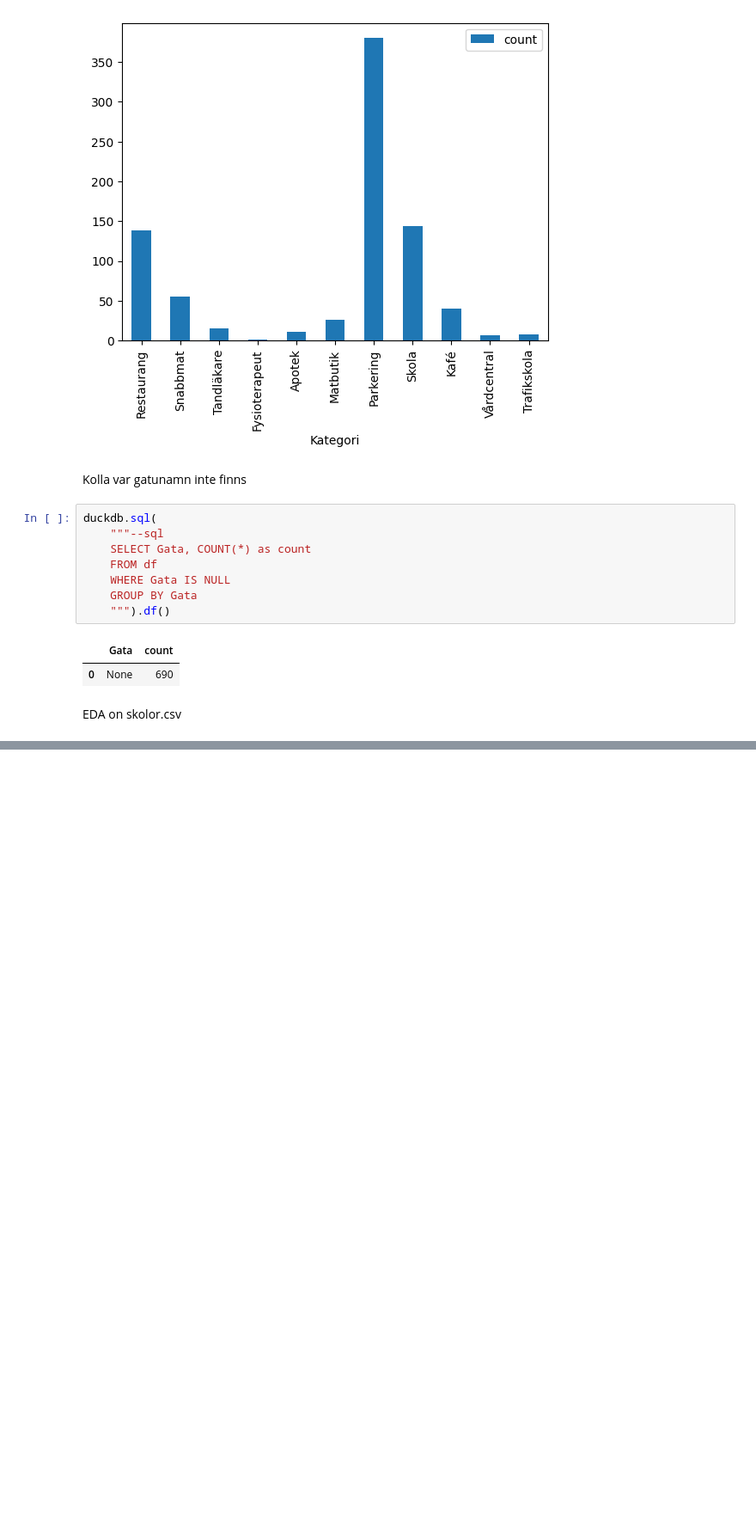
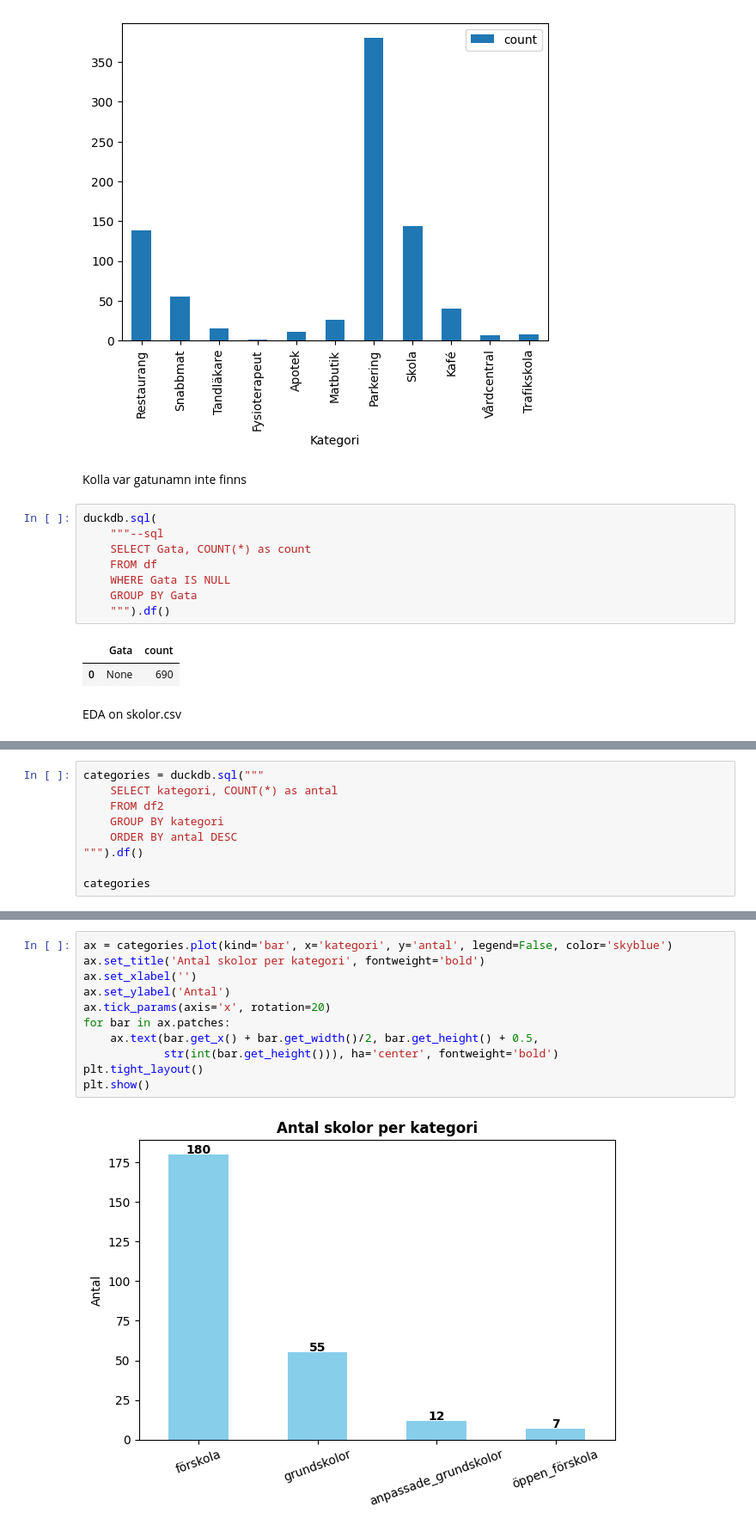
Before and after one commit to cactus-commits/UrbanPulse, a Jupyter notebook: EDA/eda_hannah.ipynb, the cells around one changed output, grey strips where cells are left out. Shown at 86% size. Cells and saved outputs as stored; diff of their text form; blank space fills up the shorter version.

```diff
--- a/EDA/eda_hannah.ipynb
+++ b/EDA/eda_hannah.ipynb
@@ -180,0 +185,9 @@ memory usage: 8.5 KB
+# %%
+categories = duckdb.sql("""
+    SELECT kategori, COUNT(*) as antal
+    FROM df2
+    GROUP BY kategori
+    ORDER BY antal DESC
+""").df()
+
+categories
@@ -180,0 +200,13 @@ memory usage: 8.5 KB
+# %%
+ax = categories.plot(kind='bar', x='kategori', y='antal', legend=False, color='skyblue')
+ax.set_title('Antal skolor per kategori', fontweight='bold')
+ax.set_xlabel('')
+ax.set_ylabel('Antal')
+ax.tick_params(axis='x', rotation=20)
+for bar in ax.patches:
+    ax.text(bar.get_x() + bar.get_width()/2, bar.get_height() + 0.5,
+            str(int(bar.get_height())), ha='center', fontweight='bold')
+plt.tight_layout()
+plt.show()
+# %% [output]
+[figure, added]
```
Also changed, not shown: parts of 10 cells of this notebook.
